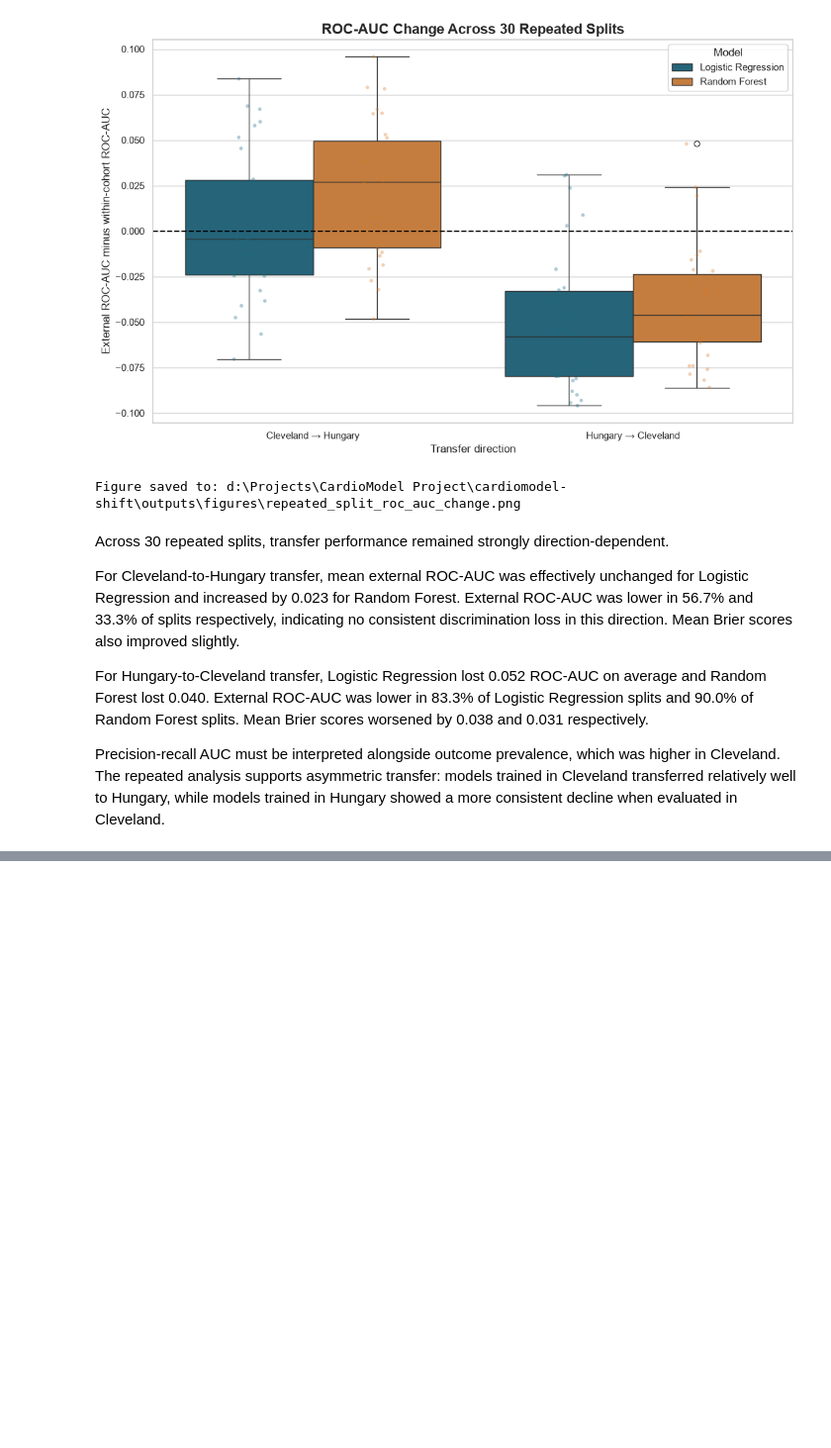
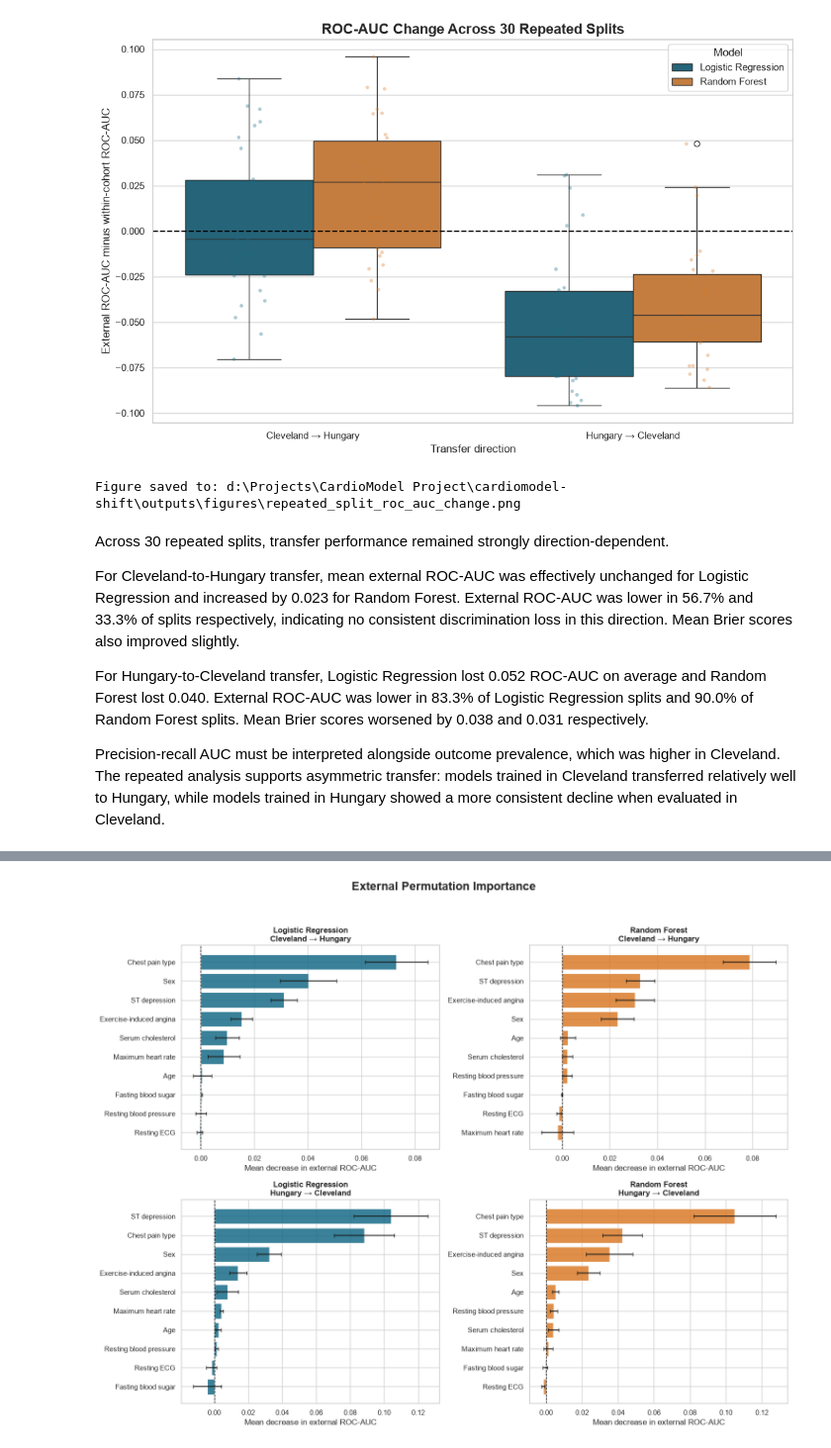
Before and after one commit to MaxPearson05/cardiomodel-shift, a Jupyter notebook: notebooks/cardiomodel_shift_analysis.ipynb, the cells around one changed output, grey strips where cells are left out. Shown at 99% size. Drawn from its saved outputs; the diff is of its cells as text; code cells hidden in the pictures; blank space fills up the shorter version.

Commit message:
feat: explain model predictions and feature influence
Use repeated external permutation importance to compare feature reliance across models and transfer directions.

```diff
--- a/notebooks/cardiomodel_shift_analysis.ipynb
+++ b/notebooks/cardiomodel_shift_analysis.ipynb
@@ -1426,0 +1522,94 @@ Precision-recall AUC must be interpreted alongside outcome prevalence, which was
+# %%
+FEATURE_DISPLAY_NAMES = {
+    "age": "Age",
+    "resting_blood_pressure": "Resting blood pressure",
+    "serum_cholesterol": "Serum cholesterol",
+    "max_heart_rate": "Maximum heart rate",
+    "st_depression": "ST depression",
+    "sex": "Sex",
+    "chest_pain_type": "Chest pain type",
+    "fasting_blood_sugar": "Fasting blood sugar",
+    "resting_ecg": "Resting ECG",
+    "exercise_induced_angina": "Exercise-induced angina",
+}
+
+fig, axes = plt.subplots(2, 2, figsize=(15, 12))
+axes = axes.flatten()
+
+for ax, scenario in zip(axes, IMPORTANCE_SCENARIOS):
+    scenario_importance = importance_results.loc[
+        (importance_results["model"] == scenario["model_name"])
+        & (
+            importance_results["train_cohort"]
+            == scenario["train_cohort"]
+        )
+        & (
+            importance_results["test_cohort"]
+            == scenario["test_cohort"]
+        )
+    ].copy()
+
+    scenario_importance["display_feature"] = (
+        scenario_importance["feature"]
+        .map(FEATURE_DISPLAY_NAMES)
+    )
+
+    scenario_importance = scenario_importance.sort_values(
+        "importance_mean"
+    )
+
+    colour = (
+        "#176B87"
+        if scenario["model_name"] == "Logistic Regression"
+        else "#DA7B29"
+    )
+
+    ax.barh(
+        scenario_importance["display_feature"],
+        scenario_importance["importance_mean"],
+        xerr=scenario_importance["importance_std"],
+        color=colour,
+        alpha=0.85,
+        capsize=3,
+    )
+
+    ax.axvline(
+        0,
+        color="black",
+        linewidth=1,
+        linestyle="--",
+    )
+
+    ax.set_title(
+        f"{scenario['model_name']}\n"
+        f"{scenario['train_cohort']} → "
+        f"{scenario['test_cohort']}",
+        fontweight="bold",
+    )
+
+    ax.set_xlabel("Mean decrease in external ROC-AUC")
+    ax.set_ylabel("")
+
+fig.suptitle(
+    "External Permutation Importance",
+    fontsize=18,
+    fontweight="bold",
+)
+
+fig.tight_layout(rect=[0, 0, 1, 0.95])
+
+importance_path = (
+    FIGURE_DIR / "external_permutation_importance.png"
+)
+
+fig.savefig(
+    importance_path,
+    dpi=300,
+    bbox_inches="tight",
+)
+
+plt.show()
+
+print(f"Figure saved to: {importance_path}")
+# %% [output]
+[figure, added]
```
Also changed, not shown: parts of 4 cells of this notebook, 2 other files.
